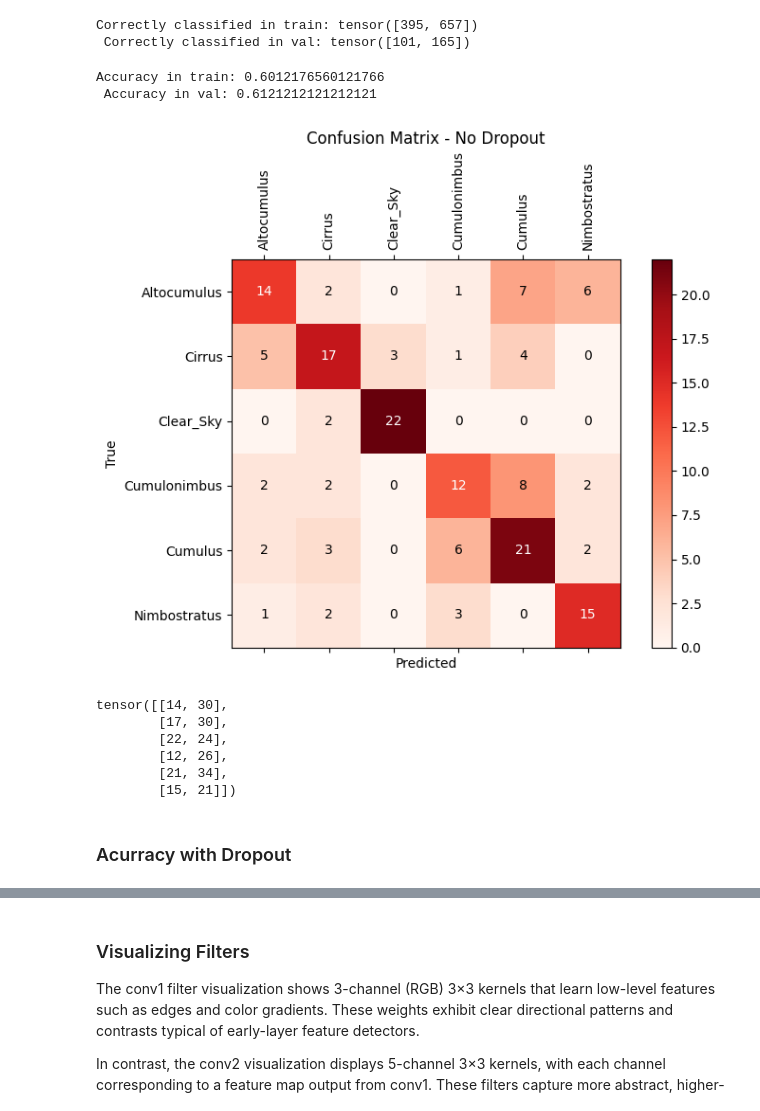
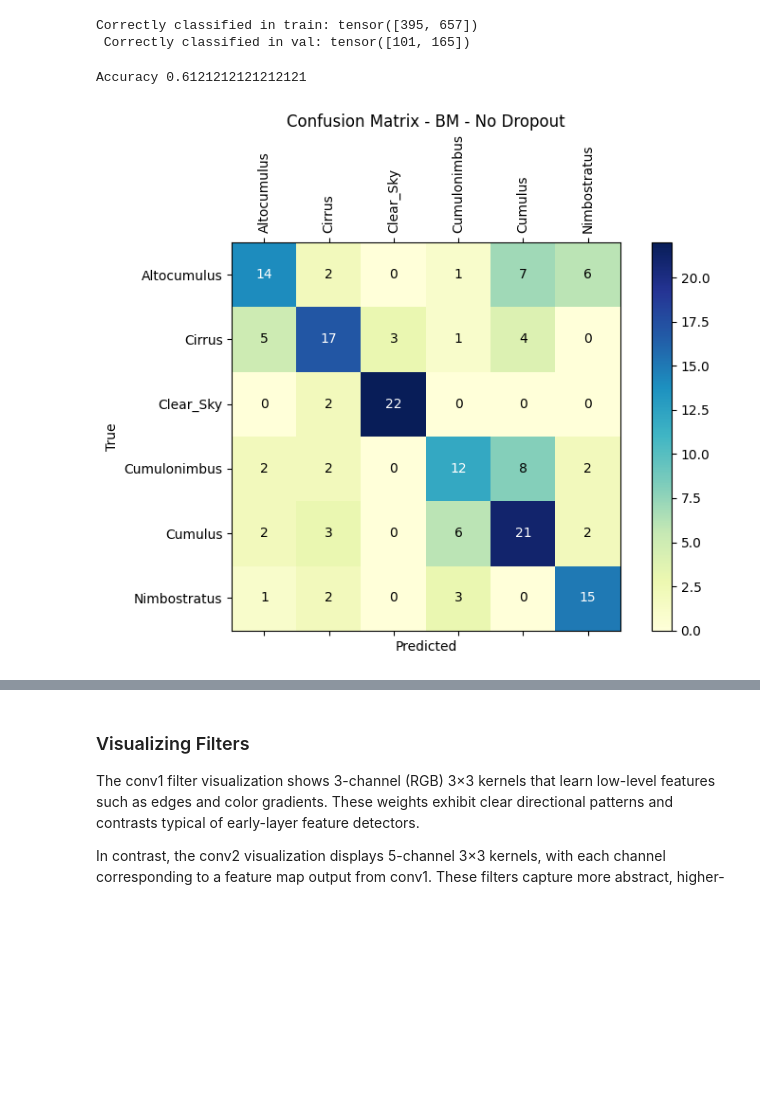
Before and after one commit to eduardocholuck/cloud_types_classification, a Jupyter notebook: notebooks/model_base.ipynb, the cells around one changed output, grey strips where cells are left out. Saved outputs shown, nothing was run; the diff lists cells and outputs as text; code cells hidden in the pictures; blank space fills up the shorter version.

Commit message:
Testes Personal Model v4

```diff
--- a/notebooks/model_base.ipynb
+++ b/notebooks/model_base.ipynb
@@ -857,3 +842,9 @@ tensor([[12, 30],
         [13, 26],
         [24, 34],
         [15, 21]])
+# %%
+print('Correctly classified in train:',
+    Architecture.loader_apply(train_loader, arch_cnn2.correct).sum(axis=0),
+    '\n','Correctly classified in val:',
+    Architecture.loader_apply(val_loader, arch_cnn2.correct).sum(axis=0)
+)
@@ -860,4 +854,4 @@ tensor([[12, 30],
 # %%
-Architecture.loader_apply(val_loader,
-                          arch_cnn2.correct).sum(axis=0)
+print("Acurracy:",(lambda x: x[0].item() / x[1].item())(Architecture.loader_apply(val_loader,
+                                                                arch_cnn2.correct).sum(axis=0)))
 # %% [output]
@@ -865,3 +858,0 @@ tensor([ 95, 165])
-# %%
-(lambda x: x[0].item() / x[1].item())(Architecture.loader_apply(val_loader,
-                                                                arch_cnn2.correct).sum(axis=0))
@@ -971,58 +961,43 @@ print('Correctly classified in train:',
 Correctly classified in train: tensor([395, 657])
  Correctly classified in val: tensor([101, 165])
 # %%
-print("Accuracy in train:",
-    (lambda x: x[0].item() / x[1].item())(Architecture.loader_apply(train_loader, arch_cnn2_nodrop.correct).sum(axis=0)),
-    '\n','Accuracy in val:',
+print('Accuracy',
     (lambda x: x[0].item() / x[1].item())(Architecture.loader_apply(val_loader, arch_cnn2_nodrop.correct).sum(axis=0))
 )
 # %% [output]
-Accuracy in train: 0.6012176560121766
- Accuracy in val: 0.6121212121212121
+Accuracy 0.6121212121212121
 # %%
 cm = confusion_matrix(val_loader, arch_cnn2_nodrop)
 
 # Ploting the confusion matrix
 def plot_confusion_matrix2(cm, classes, title):
     fig, ax = plt.subplots(figsize=(8, 6))
-    cax = ax.matshow(cm.numpy(), cmap=plt.cm.Reds)
+    cax = ax.matshow(cm.numpy(), cmap=plt.cm.YlGnBu)
     fig.colorbar(cax)
 
     # Set axis labels
     ax.set_xlabel('Predicted')
     ax.set_ylabel('True')
     ax.set_title(title)
 
     # Set ticks and labels
     ax.set_xticks(np.arange(len(classes)))
     ax.set_yticks(np.arange(len(classes)))
     ax.set_xticklabels(classes, rotation=90, fontsize=10)
     ax.set_yticklabels(classes, fontsize=10)
 
     # Annotate each cell with the numeric value
     for i in range(len(classes)):
         for j in range(len(classes)):
             ax.text(j, i, cm[i, j].item(), ha='center', va='center', color='white' if cm[i, j] > cm.max() / 2 else 'black')
 
     plt.tight_layout()
     return fig
 
-fig_cm = plot_confusion_matrix2(cm, arch_cnn2_nodrop.val_loader.dataset.classes,"Confusion Matrix - No Dropout")
+fig_cm = plot_confusion_matrix2(cm, arch_cnn2_nodrop.val_loader.dataset.classes,"Confusion Matrix - BM - No Dropout")
 
 # Save the cm image
 
-fig_cm.savefig('../images/C_matrix_nodrop.png', dpi=300, bbox_inches='tight')
+fig_cm.savefig('../images/base_model/C_matrix_nodrop.png', dpi=300, bbox_inches='tight')
 # %% [output]
-[figure, old version]
+[figure, new version]
-# %%
-Architecture.loader_apply(val_loader,
-                          arch_cnn2_nodrop.correct)
-# %% [output]
-tensor([[14, 30],
-        [17, 30],
-        [22, 24],
-        [12, 26],
-        [21, 34],
-        [15, 21]])
-# %% [markdown]
-### Acurracy with Dropout
```
Also changed, not shown: parts of 18 cells of this notebook, 10 other files.
